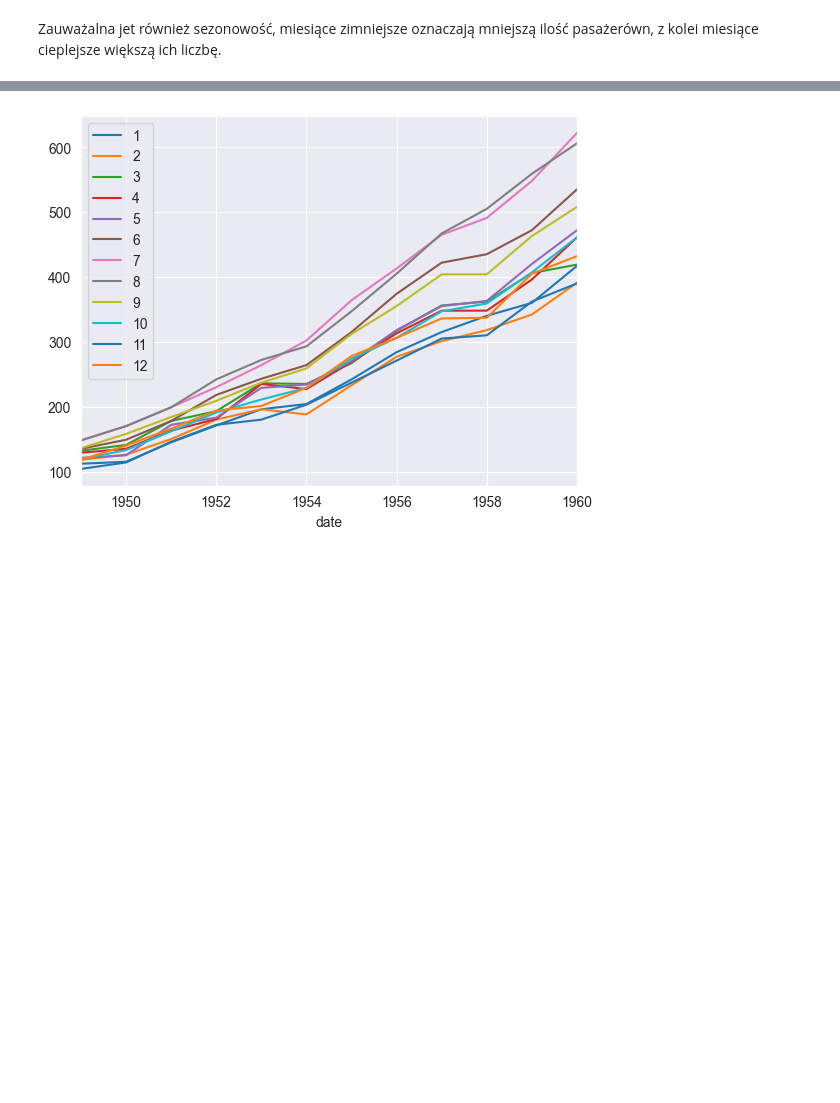
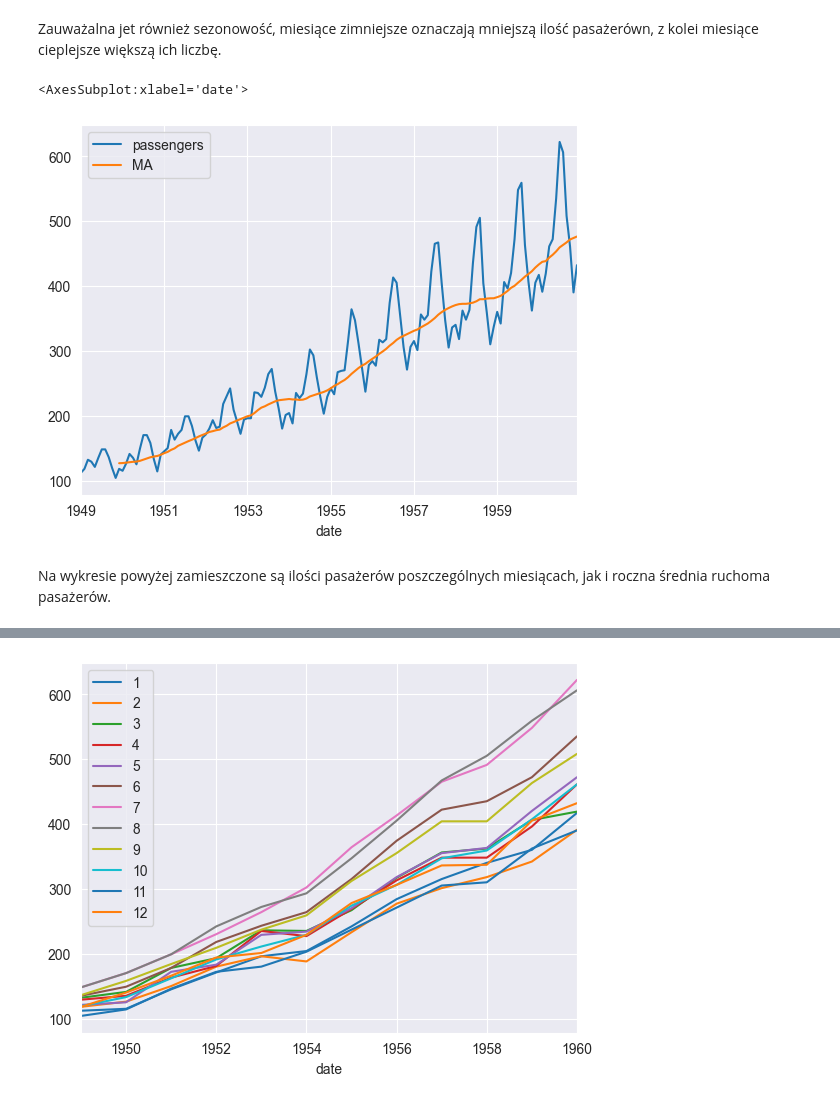
Before and after one commit to Urgith/data_science, a Jupyter notebook: seaborn_datasets/done/05_flights.ipynb, the cells around one changed output, grey strips where cells are left out. Drawn from its saved outputs; the diff is of its cells as text; code cells hidden in the pictures; blank space fills up the shorter version.

```diff
--- a/seaborn_datasets/done/05_flights.ipynb
+++ b/seaborn_datasets/done/05_flights.ipynb
@@ -68,3 +68,12 @@ df.plot()
 Widać, że w latach 1949-1960 ilość pasażerów zwiększała się.
 # %% [markdown]
 Zauważalna jet również sezonowość, miesiące zimniejsze oznaczają mniejszą ilość pasażerówn, z kolei miesiące cieplejsze większą ich liczbę.
+# %%
+df['MA'] = df.rolling(window=12).mean()
+# %%
+df.plot()
+# %% [output]
+<AxesSubplot:xlabel='date'>
+[figure, added]
+# %% [markdown]
+Na wykresie powyżej zamieszczone są ilości pasażerów poszczególnych miesiącach, jak i roczna średnia ruchoma pasażerów.
```
Also changed, not shown: parts of 3 cells of this notebook, 15 other files.
